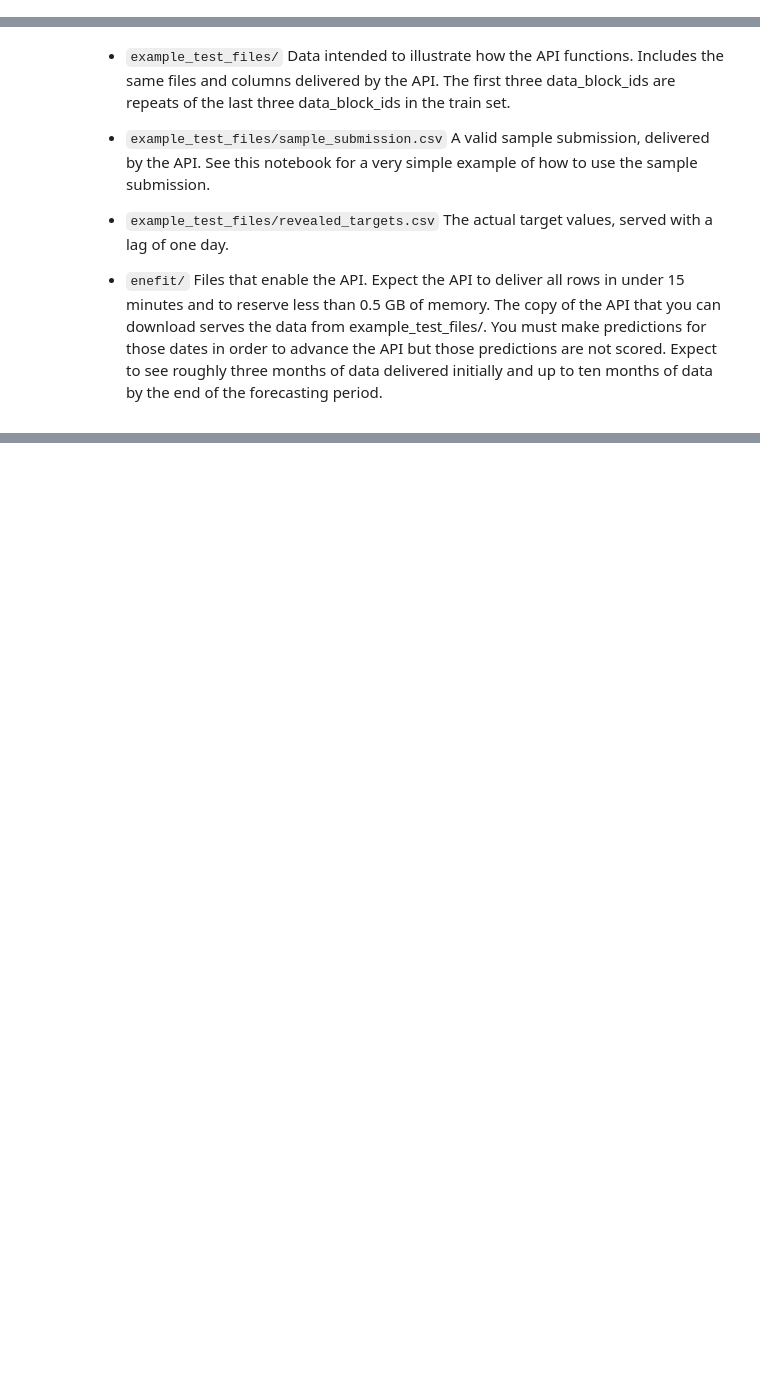
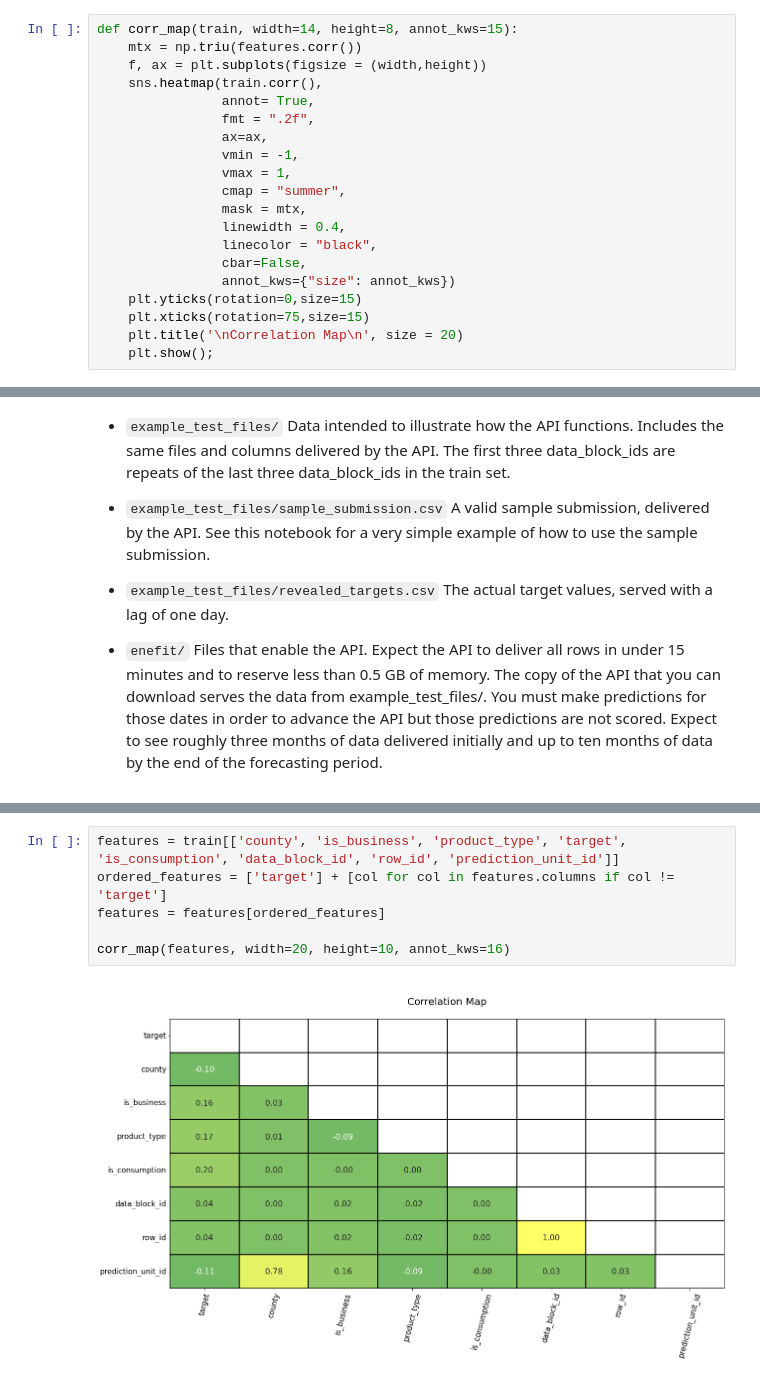
Before and after one commit to GiacomoPracucci/prosumer-energy-prediction, a Jupyter notebook: src/main.ipynb, the cells around one changed output, grey strips where cells are left out. Cells and saved outputs as stored; diff of their text form; blank space fills up the shorter version.

```diff
--- a/src/main.ipynb
+++ b/src/main.ipynb
@@ -38,0 +54,20 @@ gas_prices = pd.read_csv('C:/Users/giaco/Desktop/repos/prosumer-energy-predictio
+# %%
+def corr_map(train, width=14, height=8, annot_kws=15):
+    mtx = np.triu(features.corr())
+    f, ax = plt.subplots(figsize = (width,height))
+    sns.heatmap(train.corr(),
+                annot= True,
+                fmt = ".2f",
+                ax=ax,
+                vmin = -1,
+                vmax = 1,
+                cmap = "summer",
+                mask = mtx,
+                linewidth = 0.4,
+                linecolor = "black",
+                cbar=False,
+                annot_kws={"size": annot_kws})
+    plt.yticks(rotation=0,size=15)
+    plt.xticks(rotation=75,size=15)
+    plt.title('\nCorrelation Map\n', size = 20)
+    plt.show();
@@ -261,0 +308,8 @@ dtype: int64
+# %%
+features = train[['county', 'is_business', 'product_type', 'target', 'is_consumption', 'data_block_id', 'row_id', 'prediction_unit_id']]
+ordered_features = ['target'] + [col for col in features.columns if col != 'target']
+features = features[ordered_features]
+
+corr_map(features, width=20, height=10, annot_kws=16)
+# %% [output]
+[figure, added]
```
Also changed, not shown: parts of 11 cells of this notebook.
